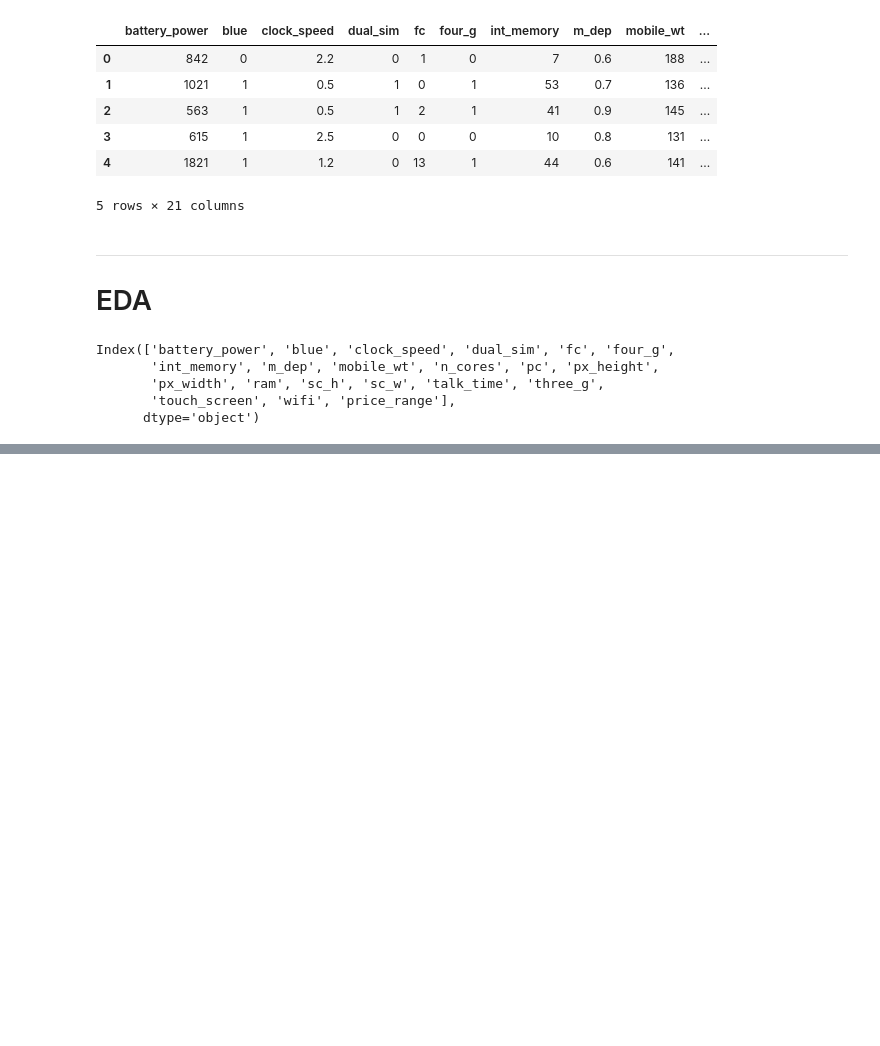
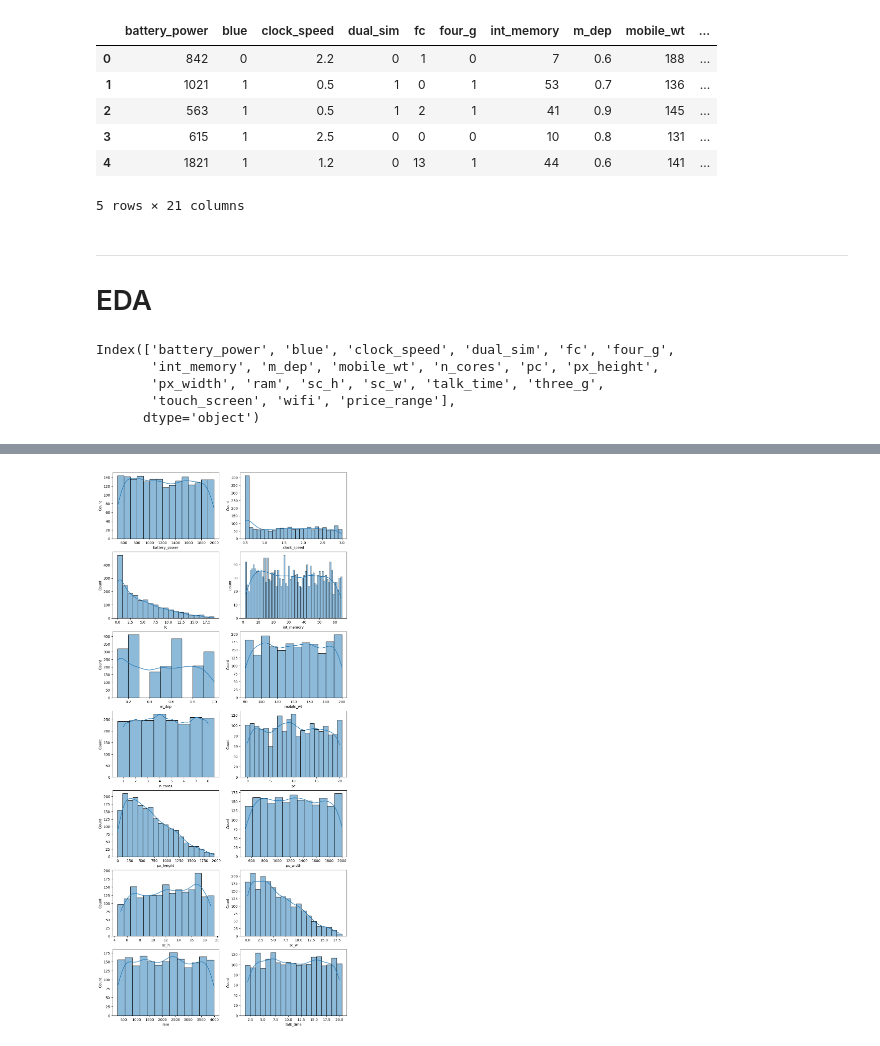
Before and after one commit to kskarthiksk/TCS-ION-Internship, a Jupyter notebook: Ranking Features of a Smartphone.ipynb, the cells around one changed output, grey strips where cells are left out. Saved outputs shown, nothing was run; the diff lists cells and outputs as text; code cells hidden in the pictures; blank space fills up the shorter version.

```diff
--- a/Ranking Features of a Smartphone.ipynb
+++ b/Ranking Features of a Smartphone.ipynb
@@ -50,0 +107,19 @@ Index(['battery_power', 'blue', 'clock_speed', 'dual_sim', 'fc', 'four_g',
+# %%
+fig, axes = plt.subplots(7, 2, figsize=(12,28))
+sns.histplot(data, x = 'battery_power', kde = True, bins = np.arange(500,2100,100), ax = axes[0][0])
+sns.histplot(data, x = 'clock_speed', binwidth=0.1, kde = True, ax = axes[0][1])
+sns.histplot(data, x = 'fc', kde = True, bins = np.arange(0, 20, 1), ax = axes[1][0])
+sns.histplot(data, x = 'int_memory', discrete = True, kde = True, ax = axes[1][1])
+sns.histplot(data, x = 'm_dep', binwidth=0.1, kde = True, ax = axes[2][0])
+sns.histplot(data, x = 'mobile_wt', binwidth=10, kde = True, ax = axes[2][1])
+sns.histplot(data, x = 'n_cores', discrete = True, kde = True, ax = axes[3][0])
+sns.histplot(data, x = 'pc', discrete = True, kde = True, ax = axes[3][1])
+sns.histplot(data, x = 'px_height', kde = True, ax = axes[4][0])
+sns.histplot(data, x = 'px_width', kde = True, ax = axes[4][1])
+sns.histplot(data, x = 'sc_h', discrete = True, kde = True, ax = axes[5][0])
+sns.histplot(data, x = 'sc_w', discrete = True, kde = True, ax = axes[5][1])
+sns.histplot(data, x = 'ram', kde = True, ax = axes[6][0])
+sns.histplot(data, x = 'talk_time', discrete = True, kde = True, ax = axes[6][1])
+plt.show()
+# %% [output]
+[figure, added]
```
Also changed, not shown: parts of 7 cells of this notebook.
